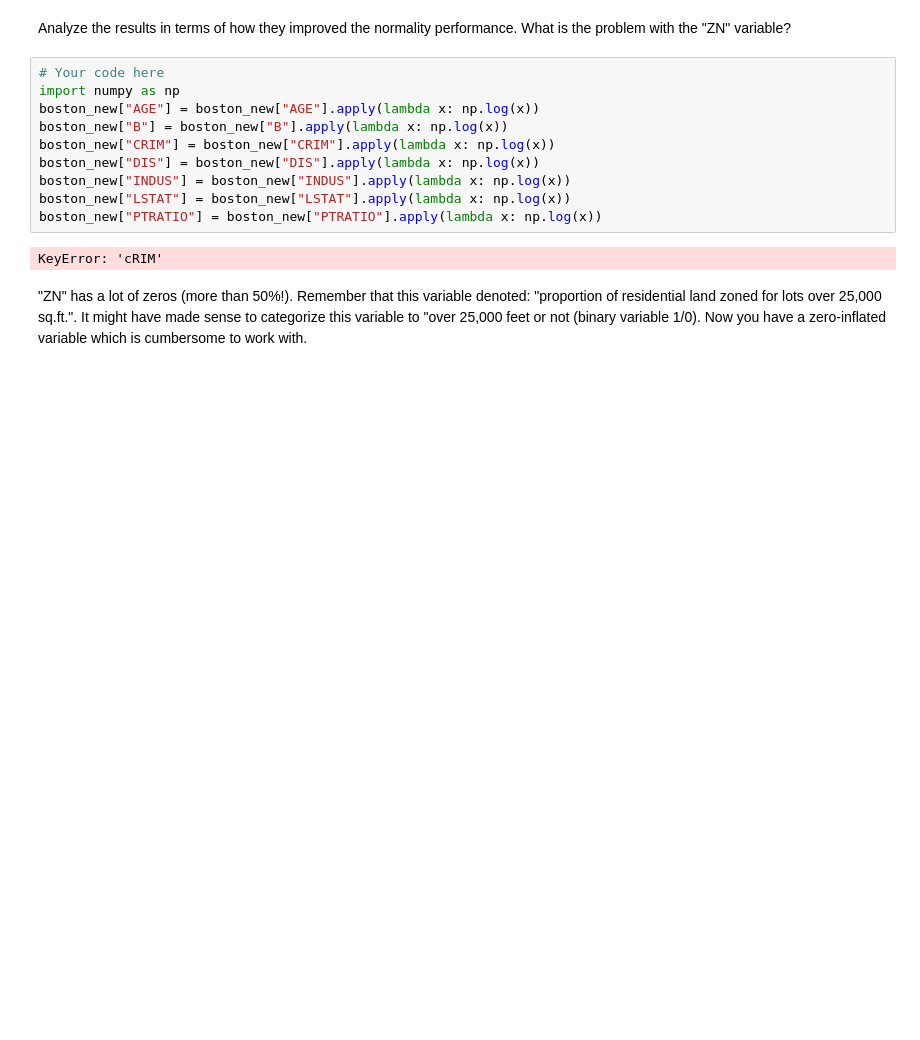
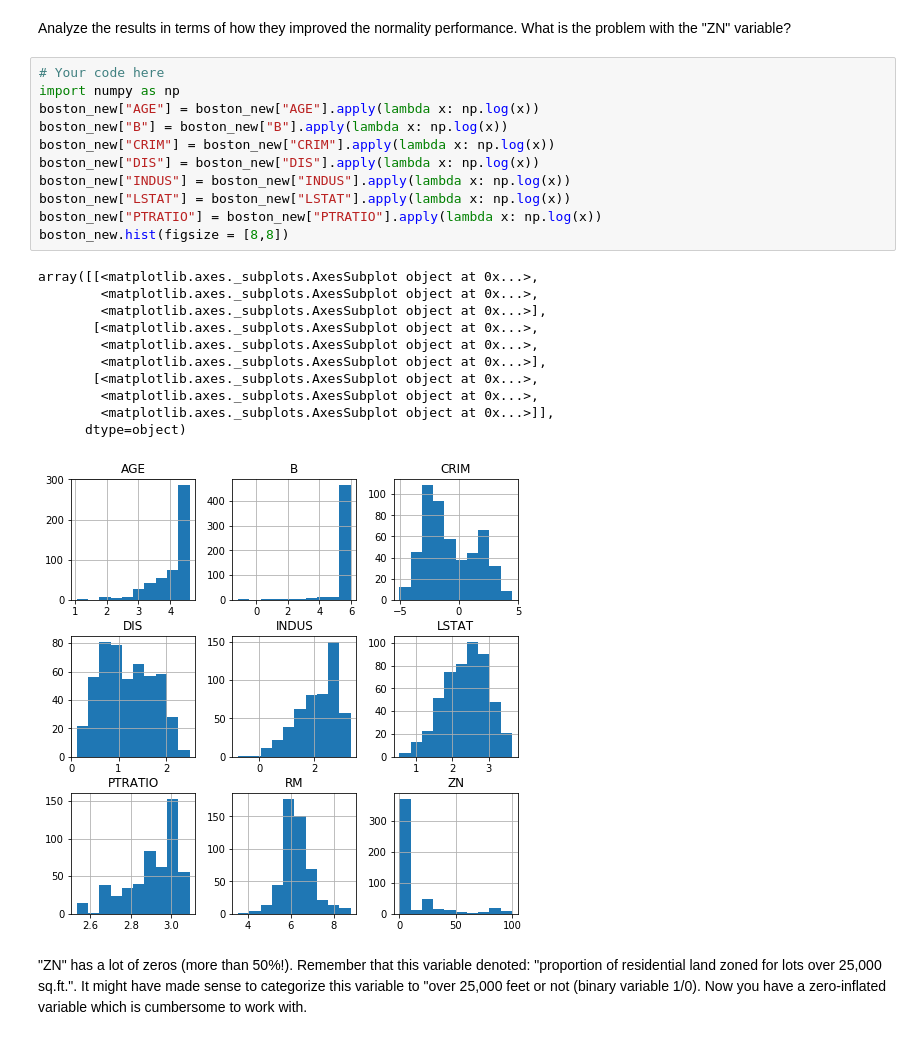
Before and after one commit to justinlee3/dsc-enterprise-hsbc-feature-scaling-lab-hsbc-ds-081319, a Jupyter notebook: index.ipynb, the cells around one changed output. Saved outputs shown, nothing was run; the diff lists cells and outputs as text; blank space fills up the shorter version.

```diff
--- a/index.ipynb
+++ b/index.ipynb
@@ -62,15 +62,26 @@ Analyze the results in terms of how they improved the normality performance. Wha
 # %%
 # Your code here
 import numpy as np
 boston_new["AGE"] = boston_new["AGE"].apply(lambda x: np.log(x))
 boston_new["B"] = boston_new["B"].apply(lambda x: np.log(x))
 boston_new["CRIM"] = boston_new["CRIM"].apply(lambda x: np.log(x))
 boston_new["DIS"] = boston_new["DIS"].apply(lambda x: np.log(x))
 boston_new["INDUS"] = boston_new["INDUS"].apply(lambda x: np.log(x))
 boston_new["LSTAT"] = boston_new["LSTAT"].apply(lambda x: np.log(x))
 boston_new["PTRATIO"] = boston_new["PTRATIO"].apply(lambda x: np.log(x))
+boston_new.hist(figsize = [8,8])
 # %% [output]
-KeyError: 'cRIM'
+array([[<matplotlib.axes._subplots.AxesSubplot object at 0x...>,
+        <matplotlib.axes._subplots.AxesSubplot object at 0x...>,
+        <matplotlib.axes._subplots.AxesSubplot object at 0x...>],
+       [<matplotlib.axes._subplots.AxesSubplot object at 0x...>,
+        <matplotlib.axes._subplots.AxesSubplot object at 0x...>,
+        <matplotlib.axes._subplots.AxesSubplot object at 0x...>],
+       [<matplotlib.axes._subplots.AxesSubplot object at 0x...>,
+        <matplotlib.axes._subplots.AxesSubplot object at 0x...>,
+        <matplotlib.axes._subplots.AxesSubplot object at 0x...>]],
+      dtype=object)
+[figure, added]
 # %% [markdown]
 "ZN" has a lot of zeros (more than 50%!). Remember that this variable denoted: "proportion of residential land zoned for lots over 25,000 sq.ft.". It might have made sense to categorize this variable to "over 25,000 feet or not (binary variable 1/0). Now you have a zero-inflated variable which is cumbersome to work with.
 # %%
```
